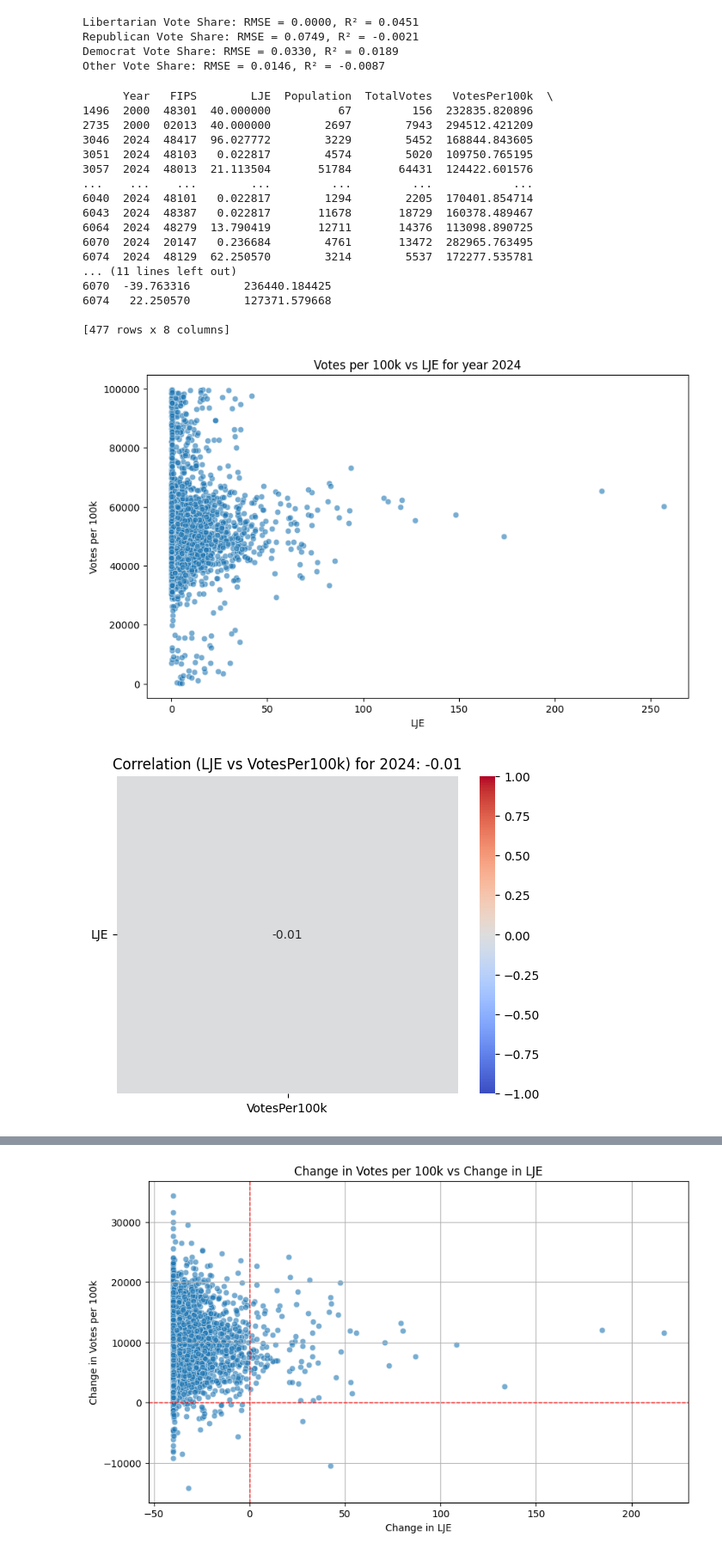
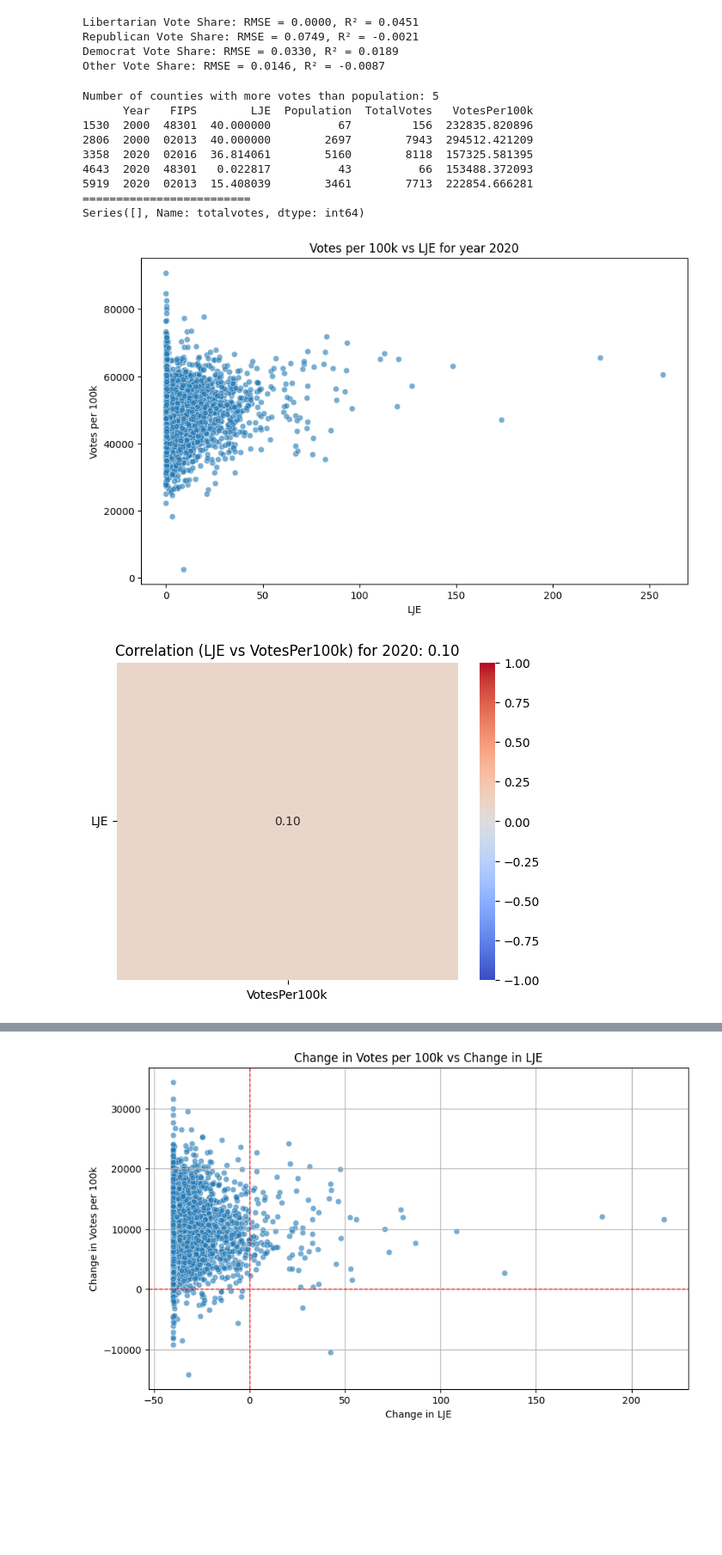
Before and after one commit to abemo/news, a Jupyter notebook: analysis.ipynb, the cells around one changed output, grey strips where cells are left out. Shown at 86% size. Cells and saved outputs as stored; diff of their text form; code cells hidden in the pictures; blank space fills up the shorter version.

```diff
--- a/analysis.ipynb
+++ b/analysis.ipynb
@@ -41,21 +58,21 @@ Counties in news data but not in vote data: 26 ['02164', '02290', '02090', '0211
 Counties in vote data but not in news data: 87 ['4400751760', '4400722960', '4400935380', '02038', '4400570880', '4400549960', '4400950500', '02034', '4400105140', '02007', '4400759000', '4400378440', ...
 # %%
 # create a DataFrame of the 2024 vote data ['FIPS', 'LJE', 'Total Votes', 'Libertarian Votes', 'Republican Votes', 'Democrat Votes', 'Other Votes']
-vote_data_2024 = vote_data[vote_data['year'] == 2024]
-unique_parties = vote_data_2024['party'].unique()
+vote_data_2020 = vote_data[vote_data['year'] == 2024]
+unique_parties = vote_data_2020['party'].unique()
 
 data = pd.DataFrame(columns=['FIPS', 'LJE', 'Total Votes', 'Libertarian Votes', 'Republican Votes', 'Democrat Votes', 'Other Votes'])
 
-common_fips_2024 = set(vote_data_2024['county_fips'])
+common_fips_2024 = set(vote_data_2020['county_fips'])
 for county_fip in common_fips_2024:
   LJE = news_data[news_data['CountyFIPS'] == county_fip][LJE_column]
   if LJE.empty:
     raise ValueError(f"No LJE data found for county FIPS: {county_fip}")
 
-  if county_fip not in vote_data_2024['county_fips'].values:
+  if county_fip not in vote_data_2020['county_fips'].values:
     raise ValueError(f"County FIPS {county_fip} not found in 2024 vote data")
 
-  county_vote_data = vote_data_2024[vote_data_2024['county_fips'] == county_fip]
+  county_vote_data = vote_data_2020[vote_data_2020['county_fips'] == county_fip]
   total_votes = county_vote_data['totalvotes'].iloc[0]
   party_votes = {
       party: county_vote_data.loc[county_vote_data['party'] == party, 'candidatevotes'].iloc[0]
@@ -144,7 +161,7 @@ Other Vote Share: RMSE = 0.0146, R² = -0.0087
 population_data = pd.read_csv('populations.csv')
 
 vote_data_2000 = vote_data[vote_data['year'] == 2000]
-vote_data_2024 = vote_data[vote_data['year'] == 2024]
+vote_data_2020 = vote_data[vote_data['year'] == 2020]
 
 # in 2024 did counties with more journalists have better total vote turnout per 100k people?
 votes_per_100k = pd.DataFrame(columns=['Year', 'FIPS', 'LJE', 'Population', 'TotalVotes', 'VotesPer100k'])
@@ -152,22 +169,15 @@ votes_per_100k = pd.DataFrame(columns=['Year', 'FIPS', 'LJE', 'Population', 'Tot
 # Ensure all FIPS codes are strings and zero-padded to 5 characters
 news_fips = set(news_data['CountyFIPS'].astype(str).str.replace(',', '').str.zfill(5))
 vote_fips_2000 = set(vote_data_2000['county_fips'].astype(str).str.zfill(5))
-vote_fips_2024 = set(vote_data_2024['county_fips'].astype(str).str.zfill(5))
+vote_fips_2020 = set(vote_data_2020['county_fips'].astype(str).str.zfill(5))
 population_fips = set(population_data['cty_fips'].astype(str).str.zfill(5))
 
-common_fips = news_fips & vote_fips_2000 & vote_fips_2024 & population_fips
+common_fips = news_fips & vote_fips_2000 & vote_fips_2020 & population_fips
 
 # TODO only 3038 common counties between all datasets and years, I could come back to this
 
-for year in [2000, 2024]:
+for year in [2000, 2020]:
     for fip in common_fips:
-      if fip not in news_data['CountyFIPS'].values:
-        raise ValueError(f"County FIPS {fip} not found in news data")
-      elif fip not in vote_data_2000['county_fips'].values and year == 2000:
-        raise ValueError(f"County FIPS {fip} not found in 2000 vote data")
-      elif fip not in vote_data_2024['county_fips'].values and year == 2024:
-        raise ValueError(f"County FIPS {fip} not found in 2024 vote data")
-
       if year == 2000:
           LJE = 40
           population_row = population_data.loc[population_data['cty_fips'] == int(fip)]
@@ -175,10 +185,10 @@ for year in [2000, 2024]:
               raise ValueError(f"No population data found for county FIPS: {fip}")
           population = population_row['pop_2000'].values[0]
           total_votes = vote_data_2000.loc[vote_data_2000['county_fips'] == fip, 'totalvotes'].values[0]
-      elif year == 2024:
+      elif year == 2020:
           LJE = news_data.loc[news_data['CountyFIPS'] == fip, LJE_column].values[0]
           population = news_data.loc[news_data['CountyFIPS'] == fip, 'Population'].values[0]
-          total_votes = vote_data_2024.loc[vote_data_2024['county_fips'] == fip, 'totalvotes'].values[0]
+          total_votes = vote_data_2020.loc[vote_data_2020['county_fips'] == fip, 'totalvotes'].values[0]
 
       votes_per_100k_value = (total_votes / population) * 100000 if population > 0 else 0
 
@@ -200,51 +210,48 @@ for year in [2000, 2024]:
 # this is another thing where I would need to go in and check the data manually
 # 475 / 477 of these are from 2024 data, bc I am using the news data for population?
 # list all rows that have more votes than people
+print("Number of counties with more votes than population:", len(votes_per_100k[votes_per_100k['TotalVotes'] > votes_per_100k['Population']]))
 print(votes_per_100k[votes_per_100k['TotalVotes'] > votes_per_100k['Population']])
 
 # for now, we will only keep the rows where the total votes are less than or equal to the population
 votes_per_100k = votes_per_100k[votes_per_100k['TotalVotes'] <= votes_per_100k['Population']]
+
+print("="*25)
+duplicates = vote_data_2020.groupby('county_fips')['totalvotes'].nunique()
+print(duplicates[duplicates > 1])
 # %% [output]
-      Year   FIPS        LJE  Population  TotalVotes   VotesPer100k  \
-1496  2000  48301  40.000000          67         156  232835.820896
-2735  2000  02013  40.000000        2697        7943  294512.421209
-3046  2024  48417  96.027772        3229        5452  168844.843605
-3051  2024  48103   0.022817        4574        5020  109750.765195
-3057  2024  48013  21.113504       51784       64431  124422.601576
-...    ...    ...        ...         ...         ...            ...
-6040  2024  48101   0.022817        1294        2205  170401.854714
-6043  2024  48387   0.022817       11678       18729  160378.489467
-6064  2024  48279  13.790419       12711       14376  113098.890725
-6070  2024  20147   0.236684        4761       13472  282965.763495
-6074  2024  48129  62.250570        3214        5537  172277.535781
-... (11 lines left out)
-6070  -39.763316        236440.184425
-6074   22.250570        127371.579668
-
-[477 rows x 8 columns]
+Number of counties with more votes than population: 5
+      Year   FIPS        LJE  Population  TotalVotes   VotesPer100k
+1530  2000  48301  40.000000          67         156  232835.820896
+2806  2000  02013  40.000000        2697        7943  294512.421209
+3358  2020  02016  36.814061        5160        8118  157325.581395
+4643  2020  48301   0.022817          43          66  153488.372093
+5919  2020  02013  15.408039        3461        7713  222854.666281
+=========================
+Series([], Name: totalvotes, dtype: int64)
 # %%
 # visualize and explore how LJE affects the total votes per 100k people in 2024
 
 # first just graph the votes per 100k against LJE for 2024
 plt.figure(figsize=(10, 6))
-sns.scatterplot(data=votes_per_100k.loc[votes_per_100k['Year'] == 2024], x='LJE', y='VotesPer100k', alpha=0.6)
-plt.title('Votes per 100k vs LJE for year 2024')
+sns.scatterplot(data=votes_per_100k.loc[votes_per_100k['Year'] == 2020], x='LJE', y='VotesPer100k', alpha=0.6)
+plt.title('Votes per 100k vs LJE for year 2020')
 plt.xlabel('LJE')
 plt.ylabel('Votes per 100k')
 plt.show()
 
-# are LJE and VotesPer100k correlated for 2024?
-correlation_2024 = votes_per_100k.loc[votes_per_100k['Year'] == 2024, ['LJE', 'VotesPer100k']].corr().loc['LJE', 'VotesPer100k']
+# are LJE and VotesPer100k correlated for 2020?
+correlation_2020 = votes_per_100k.loc[votes_per_100k['Year'] == 2020, ['LJE', 'VotesPer100k']].corr().loc['LJE', 'VotesPer100k']
 sns.heatmap(
-  votes_per_100k.loc[votes_per_100k['Year'] == 2024, ['LJE', 'VotesPer100k']].corr().loc[['LJE'], ['VotesPer100k']],
+  votes_per_100k.loc[votes_per_100k['Year'] == 2020, ['LJE', 'VotesPer100k']].corr().loc[['LJE'], ['VotesPer100k']],
   annot=True, cmap='coolwarm', vmin=-1, vmax=1, cbar=True, fmt='.2f'
 )
-plt.title(f'Correlation (LJE vs VotesPer100k) for 2024: {correlation_2024:.2f}')
+plt.title(f'Correlation (LJE vs VotesPer100k) for 2020: {correlation_2020:.2f}')
 plt.yticks([0.5], ['LJE'], rotation=0)
 plt.show()
 # %% [output]
-[figure, old version]
+[figure, new version]
-[figure, old version]
+[figure, new version]
 # %%
 # does the change in each county's LJE from 2000 to 2024 correlate with the change in votes per 100k?
 votes_per_100k['LJE Change'] = votes_per_100k.groupby('FIPS')['LJE'].diff()
```
Also changed, not shown: parts of 3 cells of this notebook, 2 other files.
